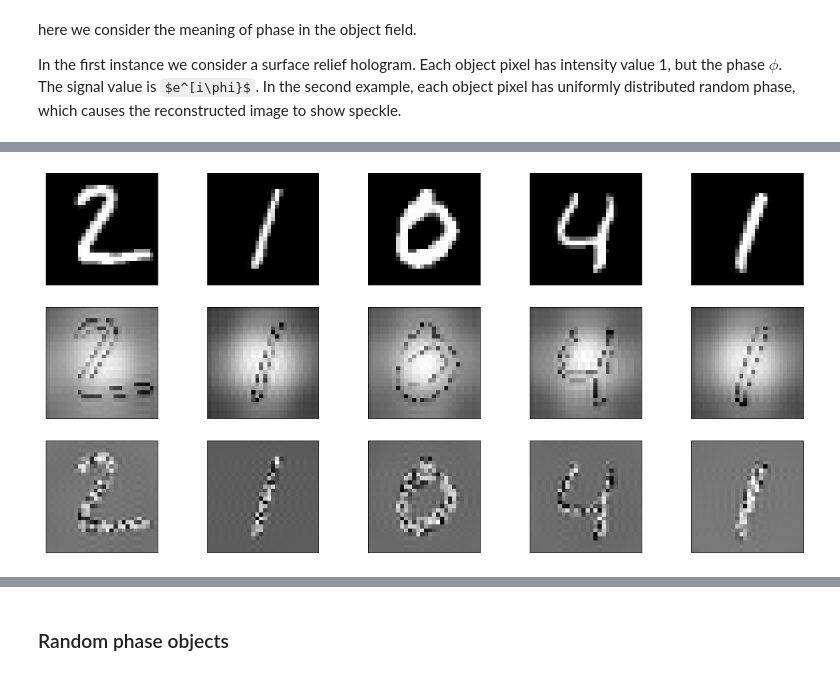
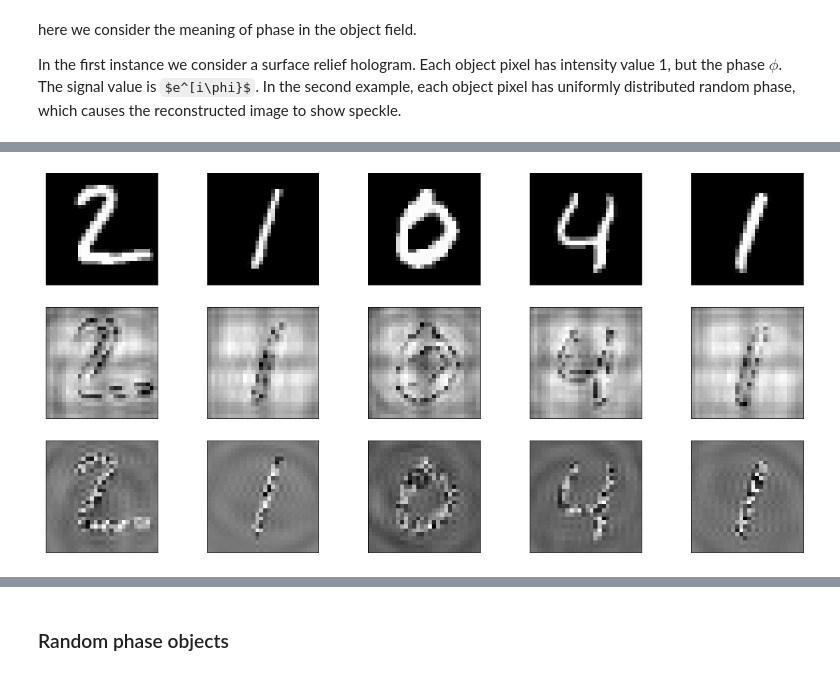
Before and after one commit to djbradyAtOpticalSciencesArizona/computationalImaging, a Jupyter notebook: waves/holography.ipynb, the cells around one changed output, grey strips where cells are left out. Saved outputs shown, nothing was run; the diff lists cells and outputs as text; code cells hidden in the pictures; some formulas as TeX source.

```diff
--- a/waves/holography.ipynb
+++ b/waves/holography.ipynb
@@ -211,34 +225,34 @@ lam=.3 # ratio of wavelength to the sampling period
 d=600 # in units of wavelegnths
 f=np.zeros([N,N]).astype('complex128')
 # insert the mnist image in the center of the field
 n = 5
 
 for i in range(1, n + 1):
     ax = plt.subplot(3, n, i)
     plt.imshow(x_test[i].reshape(28, 28))
     plt.gray()
     ax.get_xaxis().set_visible(False)
     ax.get_yaxis().set_visible(False)
     ax = plt.subplot(3, n, n+i)
     f[np.int(N/2-14):np.int(N/2+14),np.int(N/2-14):np.int(N/2+14)]=np.exp(2*np.pi*1j*x_test[i,:,:])
     q=g(f,d,lam)
     holo=np.abs(q +r)**2
-    plt.imshow(np.abs(g(holo,-d,lam))[241:269,241:269])
+    plt.imshow(np.abs(g(holo,-d,lam))[105:133,105:133])
     plt.gray()
     ax.get_xaxis().set_visible(False)
     ax.get_yaxis().set_visible(False)
     ax = plt.subplot(3, n, 2*n+i)
     f[np.int(N/2-14):np.int(N/2+14),np.int(N/2-14):np.int(N/2+14)]=np.exp(2*np.pi*1j*np.random.random((28,28)))*x_test[i,:,:]
     q=g(f,d,lam)
     holo=np.abs(q +r)**2
-    plt.imshow(np.abs(g(holo,-d,lam)[241:269,241:269]))
+    plt.imshow(np.abs(g(holo,-d,lam)[105:133,105:133]))
     plt.gray()
     ax.get_xaxis().set_visible(False)
     ax.get_yaxis().set_visible(False)
 plt.savefig('gaborPhaseSpeckleImage.pdf')
 files.download('gaborPhaseSpeckleImage.pdf')
 # %% [output]
 [interactive output not drawn]
 [interactive output not drawn]
-[figure, old version]
+[figure, new version]
 # %%
```
Also changed, not shown: parts of 10 cells of this notebook.
